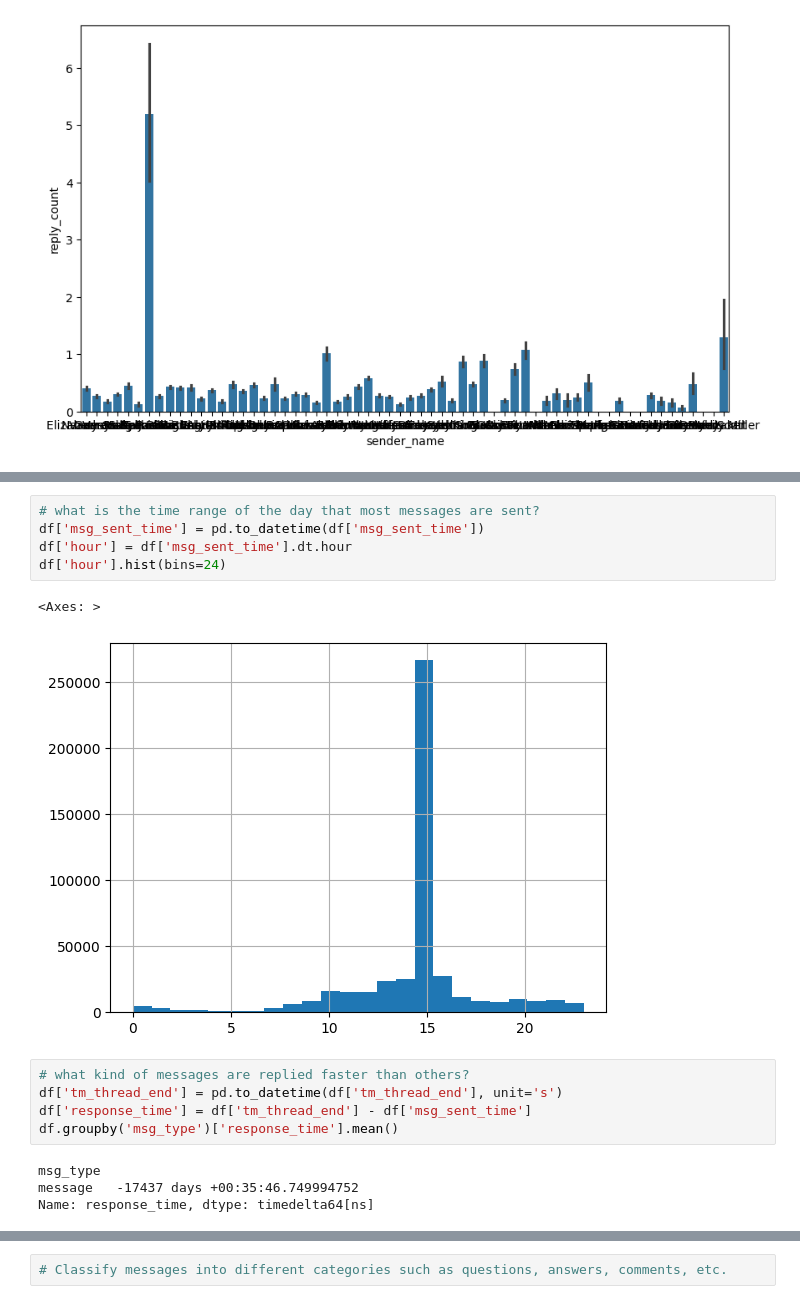
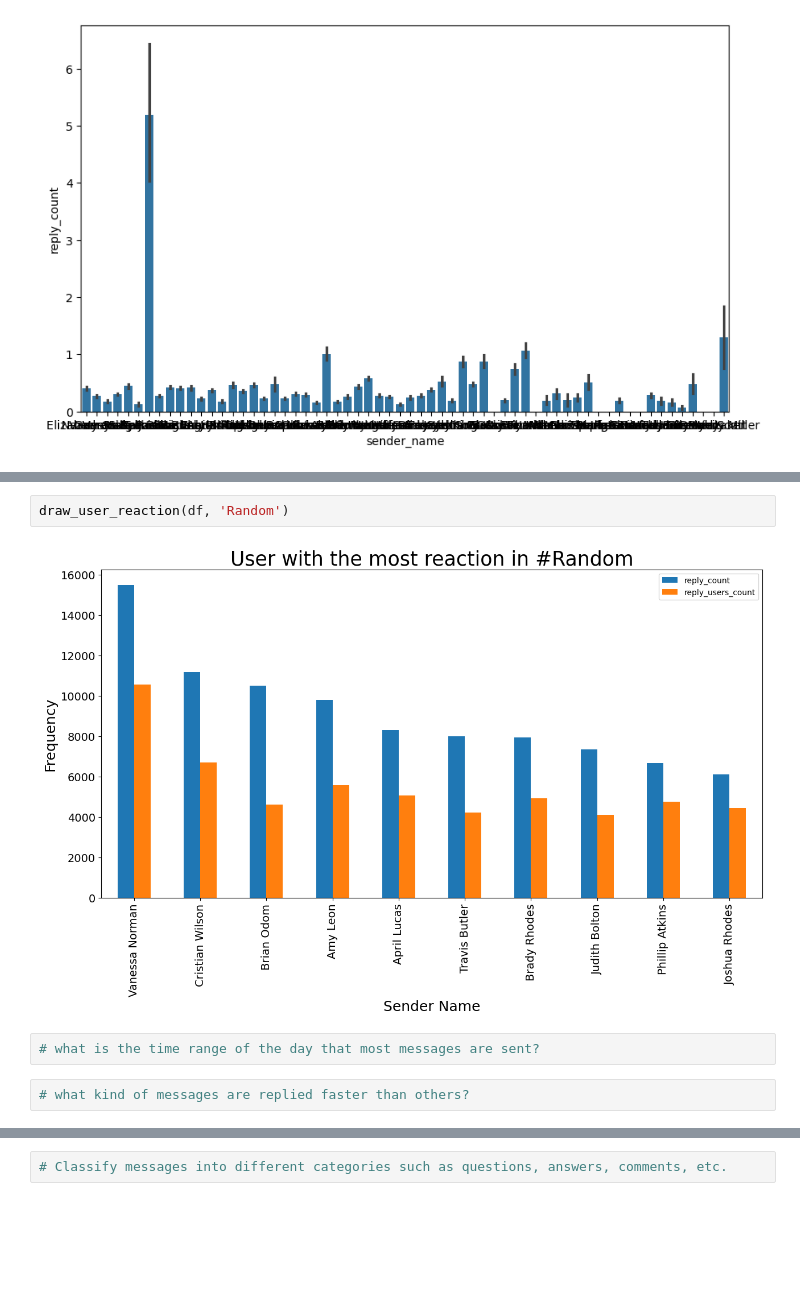
Before and after one commit to AtoBrightSide/network_analysis, a Jupyter notebook: notebooks/parse_slack_data.ipynb, the cells around one changed output, grey strips where cells are left out. Drawn from its saved outputs; the diff is of its cells as text; blank space fills up the shorter version.

```diff
--- a/notebooks/parse_slack_data.ipynb
+++ b/notebooks/parse_slack_data.ipynb
@@ -209,17 +222,8 @@ plt.show()
+# %%
+draw_user_reaction(df, 'Random')
+# %% [output]
+[figure, added]
 # %%
 # what is the time range of the day that most messages are sent?
-df['msg_sent_time'] = pd.to_datetime(df['msg_sent_time'])
-df['hour'] = df['msg_sent_time'].dt.hour
-df['hour'].hist(bins=24)
-# %% [output]
-<Axes: >
-[figure, removed]
 # %%
 # what kind of messages are replied faster than others?
-df['tm_thread_end'] = pd.to_datetime(df['tm_thread_end'], unit='s')
-df['response_time'] = df['tm_thread_end'] - df['msg_sent_time']
-df.groupby('msg_type')['response_time'].mean()
-# %% [output]
-msg_type
-message   -17437 days +00:35:46.749994752
-Name: response_time, dtype: timedelta64[ns]
```
Also changed, not shown: parts of 7 cells of this notebook.
